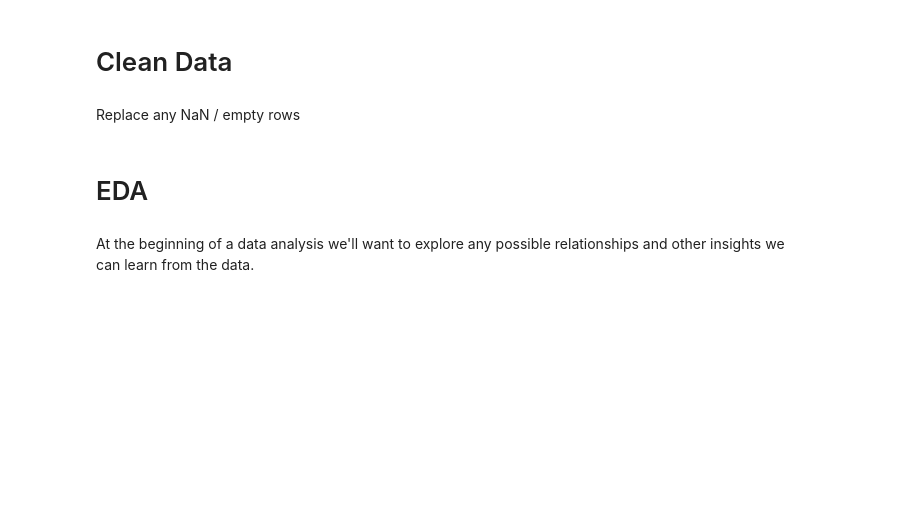
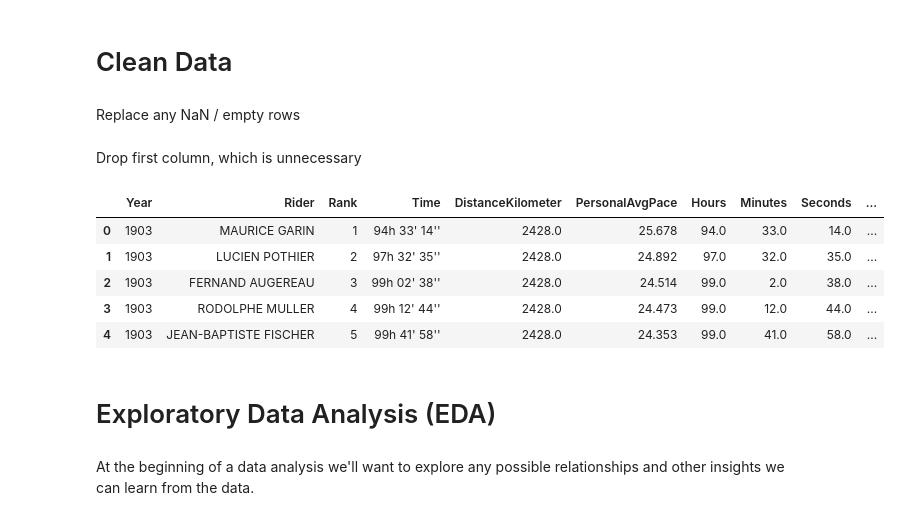
Before and after one commit to wcrowley342/tourdefancedata, a Jupyter notebook: TourDeFranceData.ipynb, the cells around one changed output. Saved outputs shown, nothing was run; the diff lists cells and outputs as text; code cells hidden in the pictures; blank space fills up the shorter version.

```diff
--- a/TourDeFranceData.ipynb
+++ b/TourDeFranceData.ipynb
@@ -49,8 +51,21 @@ print(rider_df.shape)
 Replace any NaN / empty rows
 # %%
 #rider_df.fillna(0, inplace=True)
+# %% [markdown]
+Drop first column, which is unnecessary
+# %%
+rider_df = df.iloc[: , 1:]
+
+rider_df.head()
+# %% [output]
+|  | Year | Rider | Rank | Time | DistanceKilometer | PersonalAvgPace | Hours | Minutes | Seconds | ... |
+| 0 | 1903 | MAURICE GARIN | 1 | 94h 33' 14'' | 2428.0 | 25.678 | 94.0 | 33.0 | 14.0 | ... |
+| 1 | 1903 | LUCIEN POTHIER | 2 | 97h 32' 35'' | 2428.0 | 24.892 | 97.0 | 32.0 | 35.0 | ... |
+| 2 | 1903 | FERNAND AUGEREAU | 3 | 99h 02' 38'' | 2428.0 | 24.514 | 99.0 | 2.0 | 38.0 | ... |
+| 3 | 1903 | RODOLPHE MULLER | 4 | 99h 12' 44'' | 2428.0 | 24.473 | 99.0 | 12.0 | 44.0 | ... |
+| 4 | 1903 | JEAN-BAPTISTE FISCHER | 5 | 99h 41' 58'' | 2428.0 | 24.353 | 99.0 | 41.0 | 58.0 | ... |
 # %% [markdown]
-# EDA
+# Exploratory Data Analysis (EDA)
 # %% [markdown]
 At the beginning of a data analysis we'll want to explore any possible relationships and other insights we can learn from the data.
 # %%
```
Also changed, not shown: parts of 14 cells of this notebook.
